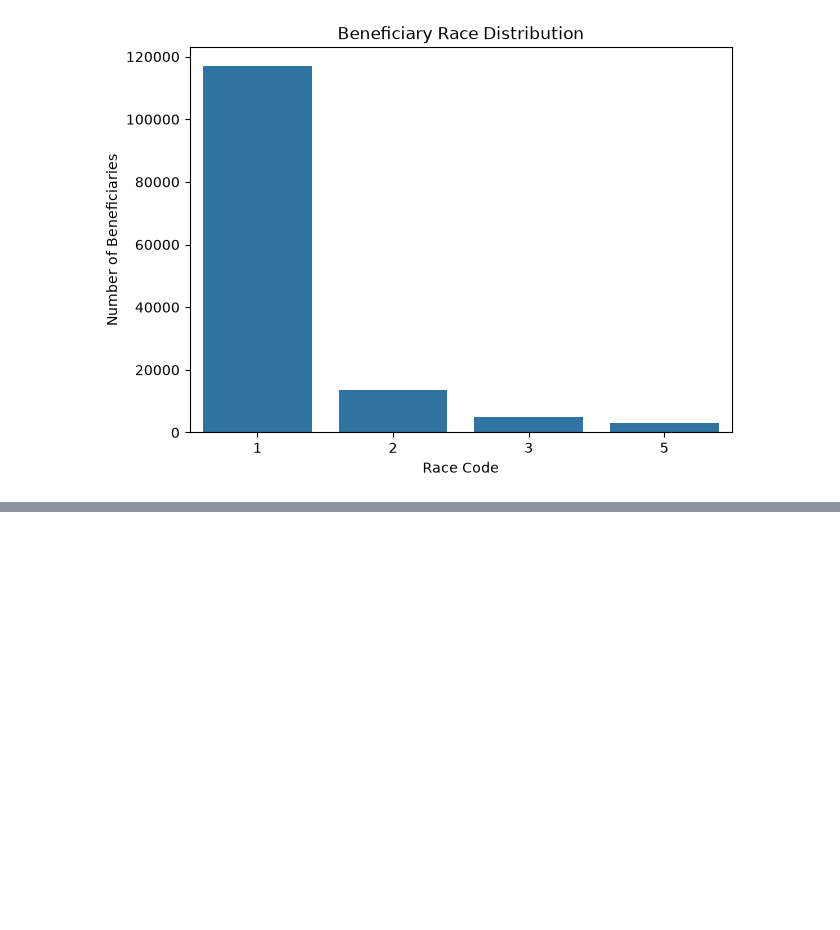
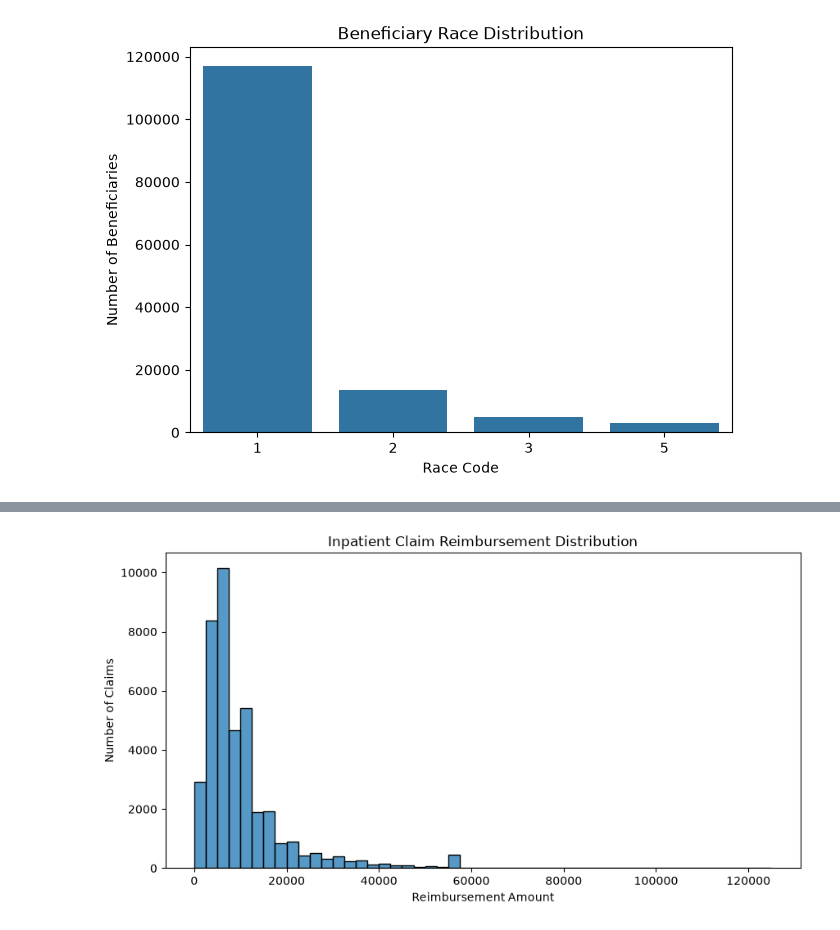
Before and after one commit to R-Bency/Healthcare-Insurance-claim-fraud-detection, a Jupyter notebook: notebooks/01.eda.ipynb, the cells around one changed output, grey strips where cells are left out. Saved outputs shown, nothing was run; the diff lists cells and outputs as text; code cells hidden in the pictures; blank space fills up the shorter version.

```diff
--- a/notebooks/01.eda.ipynb
+++ b/notebooks/01.eda.ipynb
@@ -554,0 +680,15 @@ plt.show()
+# %%
+plt.figure(figsize=(10, 5))
+
+sns.histplot(
+    inpatient_df["InscClaimAmtReimbursed"],
+    bins=50
+)
+
+plt.title("Inpatient Claim Reimbursement Distribution")
+plt.xlabel("Reimbursement Amount")
+plt.ylabel("Number of Claims")
+
+plt.show()
+# %% [output]
+[figure, added]
```
Also changed, not shown: parts of 28 cells of this notebook, 4 other files.
